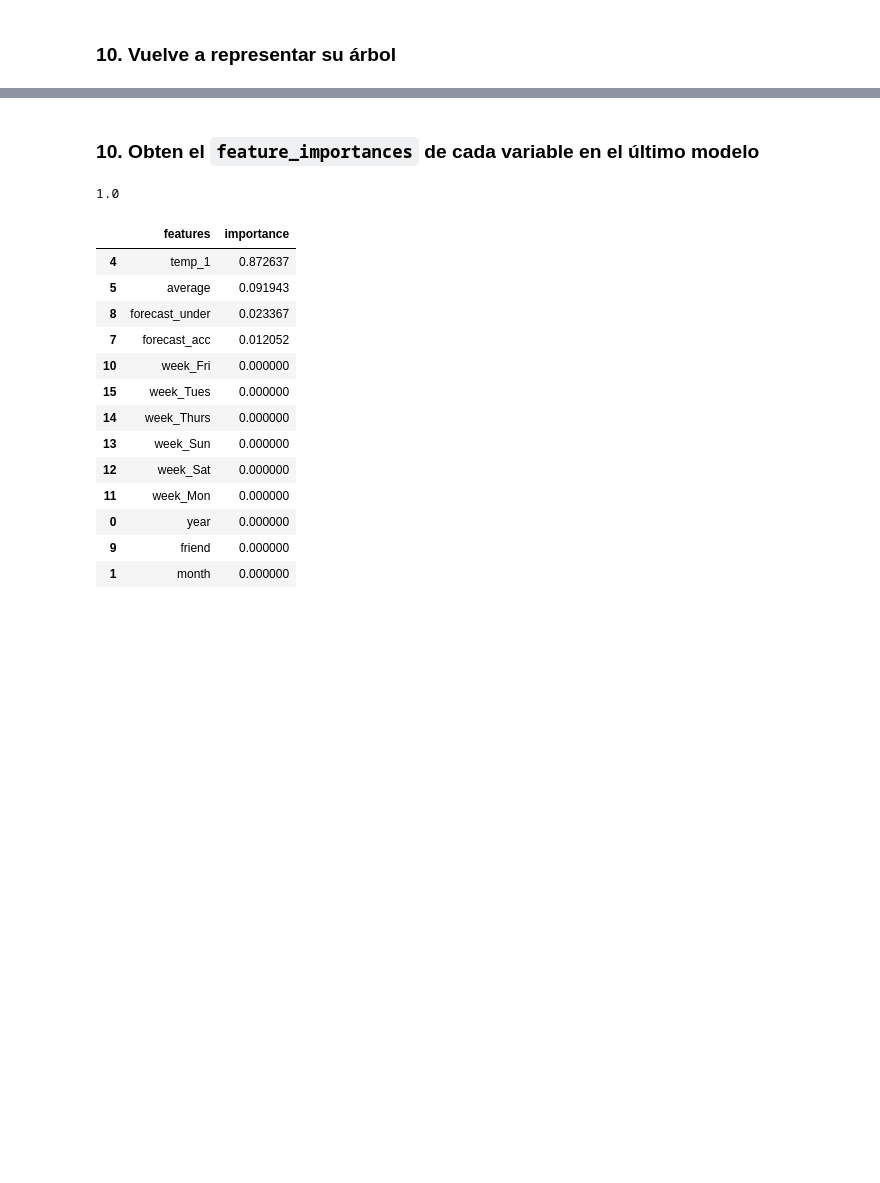
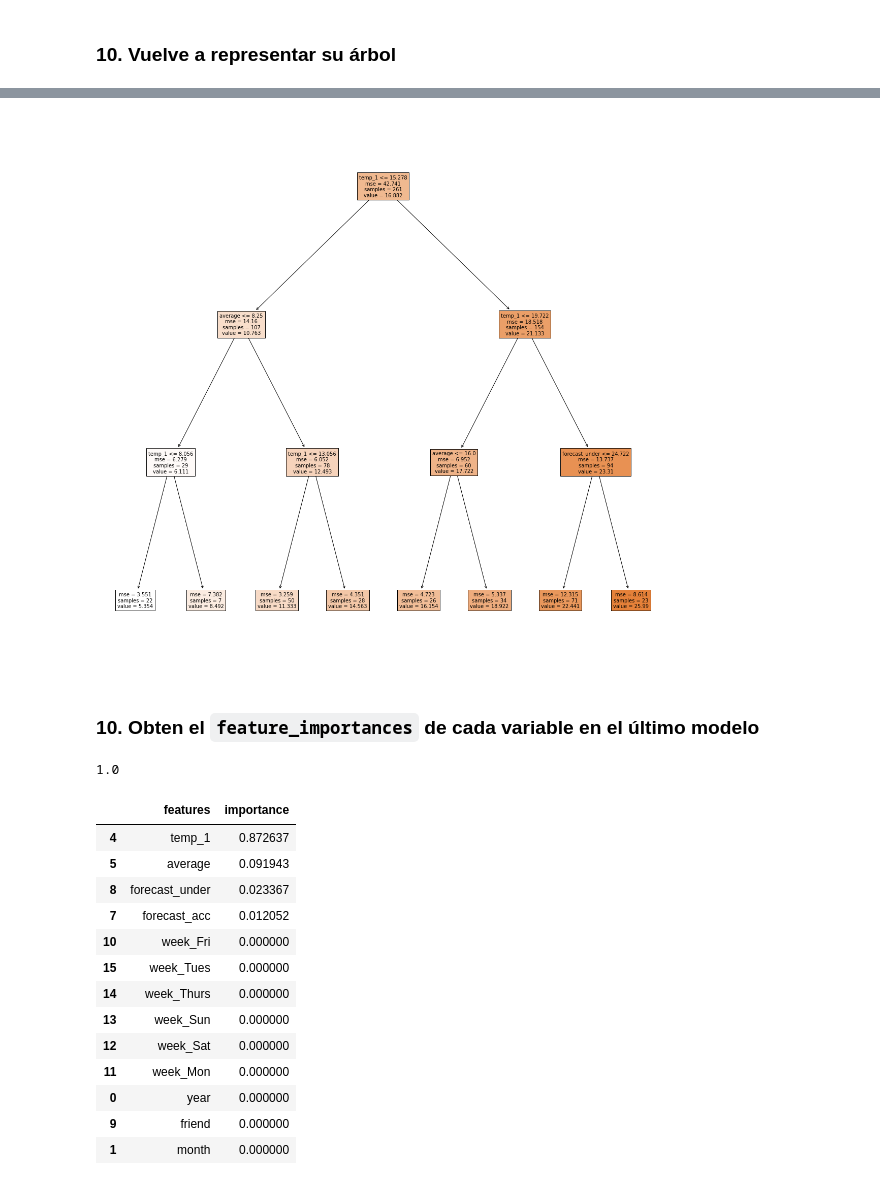
Before and after one commit to rafazamb/DS_PT_ENE21, a Jupyter notebook: 2-Machine_Learning/2.1_Supervised/2.1.4 Trees/1 - Regression_Tree - Clase - solucion.ipynb, the cells around one changed output, grey strips where cells are left out. Drawn from its saved outputs; the diff is of its cells as text; code cells hidden in the pictures; blank space fills up the shorter version.

```diff
--- a/2-Machine_Learning/2.1_Supervised/2.1.4 Trees/1 - Regression_Tree - Clase - solucion.ipynb
+++ b/2-Machine_Learning/2.1_Supervised/2.1.4 Trees/1 - Regression_Tree - Clase - solucion.ipynb
@@ -215,0 +232,6 @@ DecisionTreeRegressor(criterion='mse', max_depth=3, max_features=None,
+# %%
+from sklearn.tree import DecisionTreeRegressor
+
+dtr = DecisionTreeRegressor(max_depth=3, random_state=42)
+
+dtr.fit(train_features, train_labels)
@@ -241,3 +262,11 @@ Mean Absolute Error Test: 4.41 degrees.
+# %%
+plt.figure(figsize=(20,20))
+sklearn.tree.plot_tree(dtr,
+               feature_names=feature_list,
+               class_names="actual",
+               filled = True);
+# %% [output]
+[figure, added]
 # %% [markdown]
 ### 10. Obten el `feature_importances` de cada variable en el último modelo
 # %%
```
Also changed, not shown: parts of 22 cells of this notebook.
